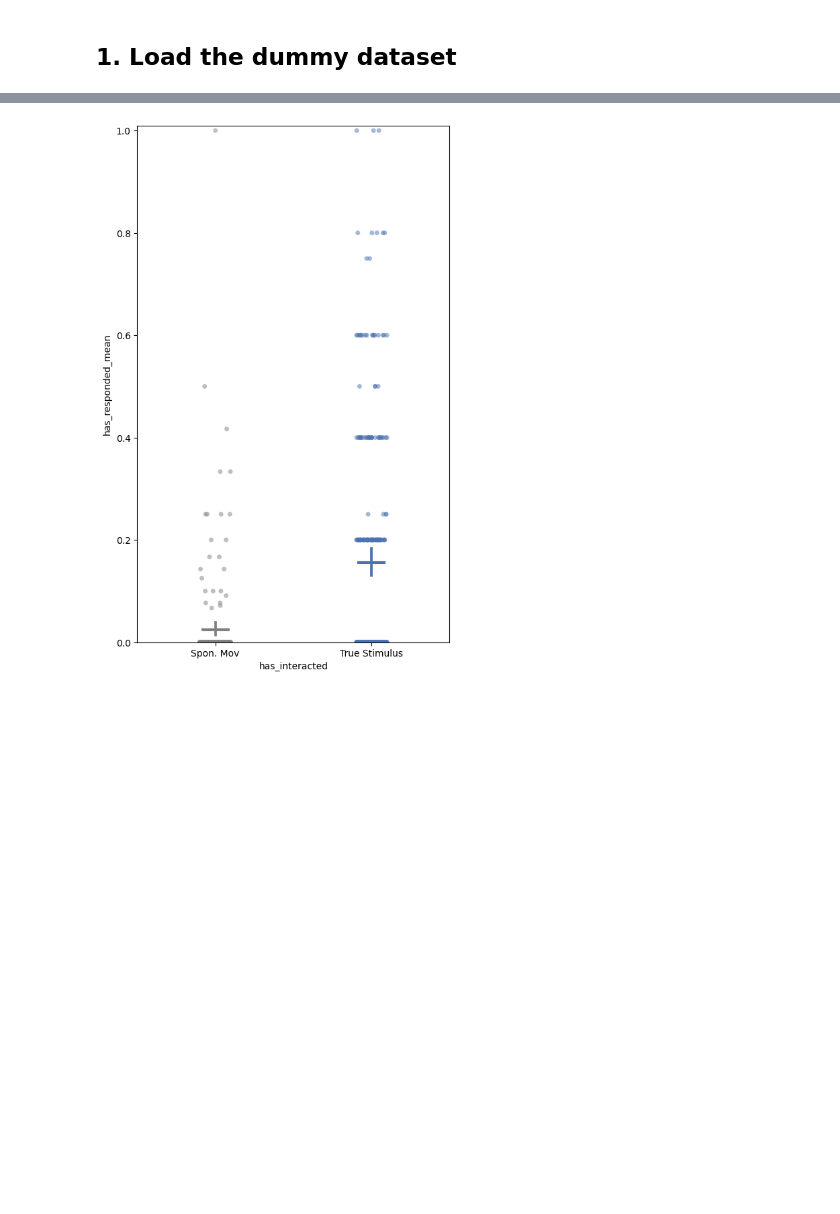
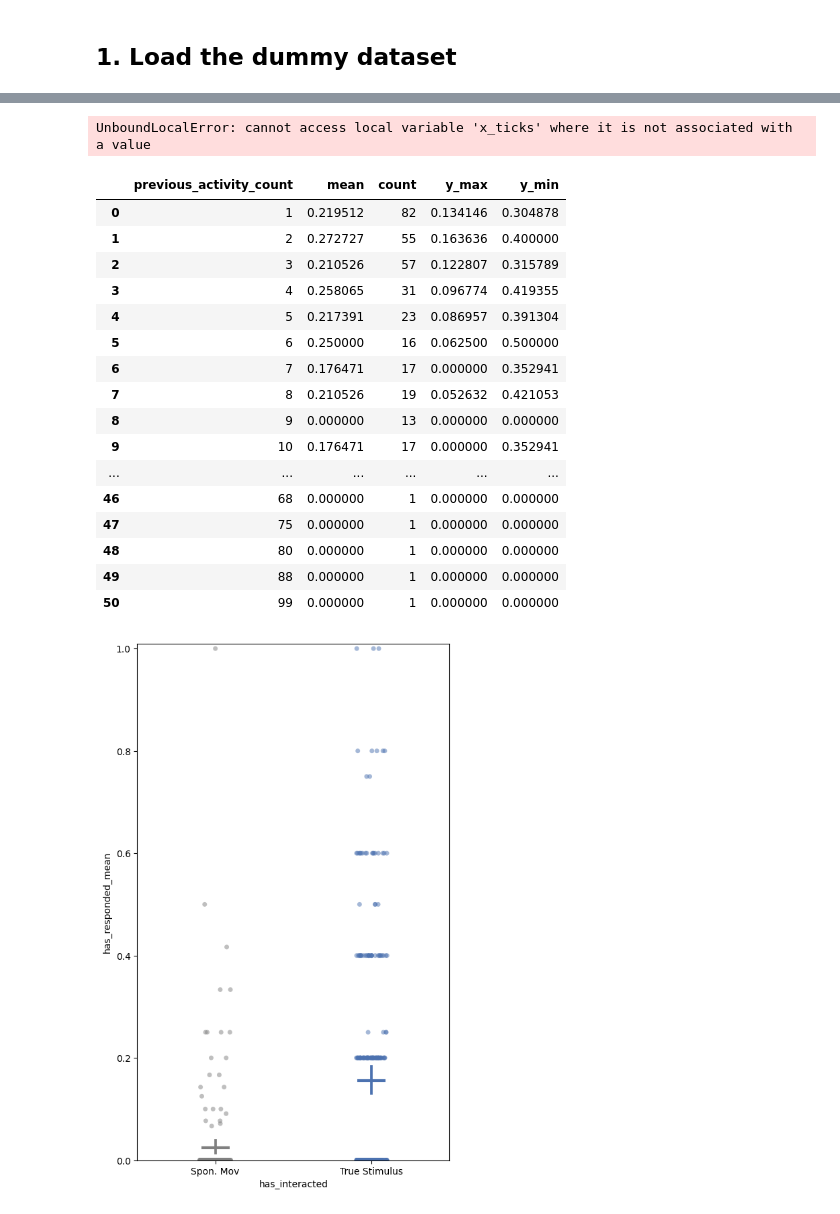
Before and after one commit to gilestrolab/ethoscopy, a Jupyter notebook: tutorial_notebook/test_response.ipynb, the cells around one changed output, grey strips where cells are left out. Cells and saved outputs as stored; diff of their text form; code cells hidden in the pictures; blank space fills up the shorter version.

Commit message:
refactored plot_responseover_activity for plotly and added to seaborn

```diff
--- a/tutorial_notebook/test_response.ipynb
+++ b/tutorial_notebook/test_response.ipynb
@@ -31,0 +43,12 @@ import seaborn as sns
+# %%
+df1 = pd.read_pickle('/home/lab/Desktop/test_ago_hmm/pickles/air_1_data_c.pkl')
+df2 = pd.read_pickle('/home/lab/Desktop/test_ago_hmm/pickles/air_2_data_c.pkl')
+pdf1 = pd.read_pickle('/home/lab/Desktop/test_ago_hmm/pickles/air_1_puff_c.pkl')
+pdf2 = pd.read_pickle('/home/lab/Desktop/test_ago_hmm/pickles/air_2_puff_c.pkl')
+df = etho.concat(df1, df2)
+pdf = etho.concat(pdf1, pdf2)
+df = etho.behavpy(df, df.meta, check = True, canvas = 'seaborn')
+pdf = etho.behavpy(pdf, pdf.meta, check = True, canvas = 'seaborn')
+# %%
+tdf = df.xmv('date', '2024-03-14')
+tpdf = pdf.xmv('date', '2024-03-14')
@@ -32,3 +170,28 @@ import seaborn as sns
+# %%
+x = plot_response_over_activity(tpdf, tdf, activity = 'inactive', variable = 'moving', facet_col = 'machine_name', facet_arg = None, facet_labels = None, title = '', t_column = 't', grids = False);
+x
+# %% [output]
+UnboundLocalError: cannot access local variable 'x_ticks' where it is not associated with a value
+# %%
+x['0_1']
+# %% [output]
+|  | previous_activity_count | mean | count | y_max | y_min |
+| 0 | 1 | 0.219512 | 82 | 0.134146 | 0.304878 |
+| 1 | 2 | 0.272727 | 55 | 0.163636 | 0.400000 |
+| 2 | 3 | 0.210526 | 57 | 0.122807 | 0.315789 |
+| 3 | 4 | 0.258065 | 31 | 0.096774 | 0.419355 |
+| 4 | 5 | 0.217391 | 23 | 0.086957 | 0.391304 |
+| 5 | 6 | 0.250000 | 16 | 0.062500 | 0.500000 |
+| 6 | 7 | 0.176471 | 17 | 0.000000 | 0.352941 |
+| 7 | 8 | 0.210526 | 19 | 0.052632 | 0.421053 |
+| 8 | 9 | 0.000000 | 13 | 0.000000 | 0.000000 |
+| 9 | 10 | 0.176471 | 17 | 0.000000 | 0.352941 |
+| ... | ... | ... | ... | ... | ... |
+| 46 | 68 | 0.000000 | 1 | 0.000000 | 0.000000 |
+| 47 | 75 | 0.000000 | 1 | 0.000000 | 0.000000 |
+| 48 | 80 | 0.000000 | 1 | 0.000000 | 0.000000 |
+| 49 | 88 | 0.000000 | 1 | 0.000000 | 0.000000 |
+| 50 | 99 | 0.000000 | 1 | 0.000000 | 0.000000 |
 # %%
 # tdf = etho.behavpy(d, m, check = True, canvas = 'plotly')
 # tdf.meta['exp'] = tdf.meta['odour'] + '-' + tdf.meta['rest']
```
Also changed, not shown: parts of 6 cells of this notebook, 3 other files.
